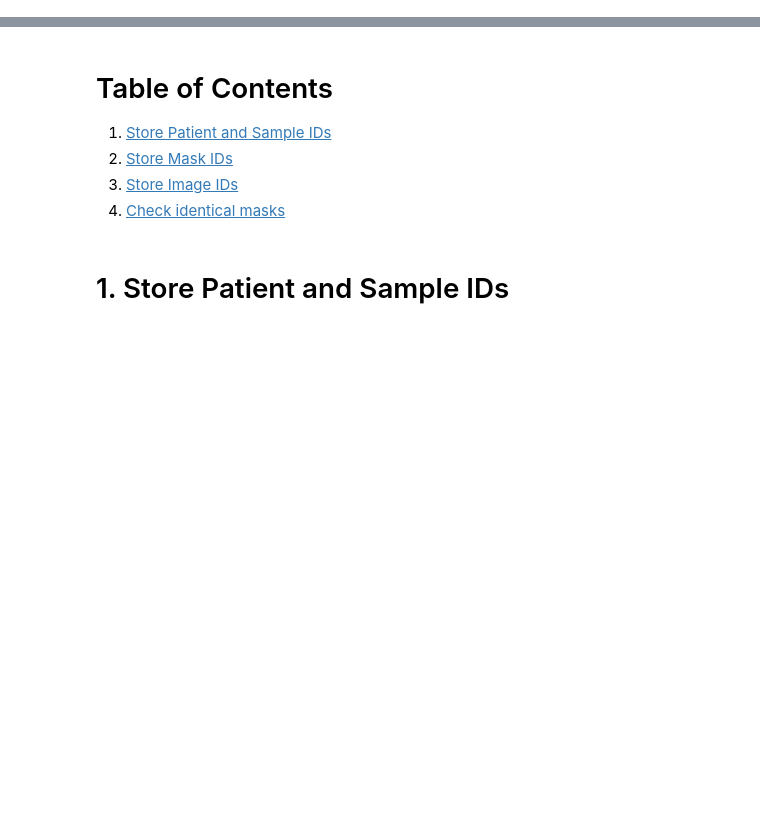
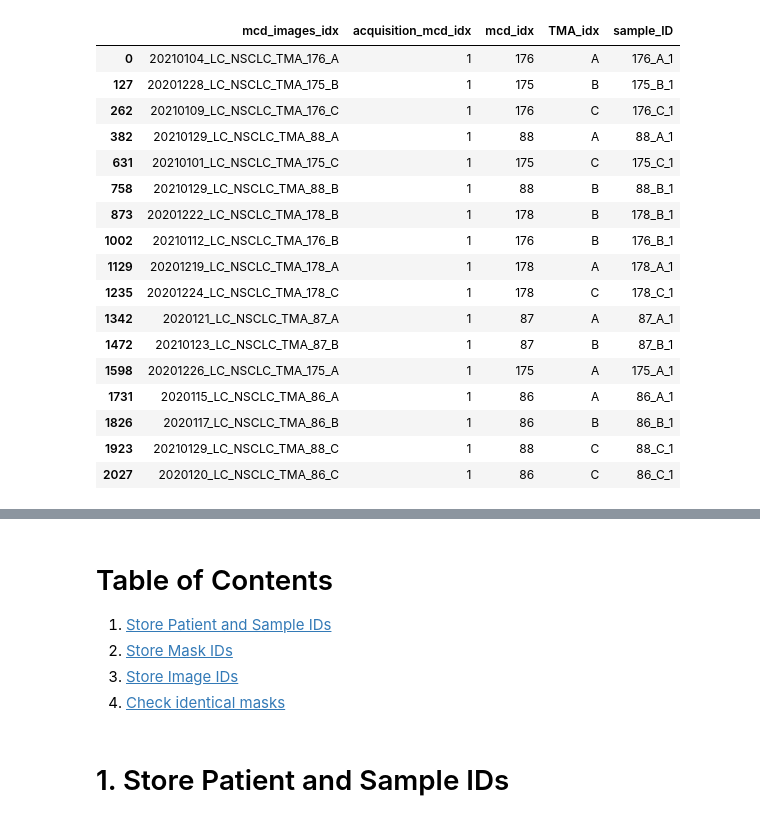
Before and after one commit to AI4SCR/ai4bmr-datasets, a Jupyter notebook: src/ai4bmr_datasets/datasets/notebooks_NSCLC/check_files.ipynb, the cells around one changed output, grey strips where cells are left out. Cells and saved outputs as stored; diff of their text form; code cells hidden in the pictures; blank space fills up the shorter version.

Commit message:
check acquisition ids from mcd

```diff
--- a/src/ai4bmr_datasets/datasets/notebooks_NSCLC/check_files.ipynb
+++ b/src/ai4bmr_datasets/datasets/notebooks_NSCLC/check_files.ipynb
@@ -14,0 +31,9 @@ import os
+# %%
+df_mcd_ac = pd.read_parquet('/work/FAC/FBM/DBC/mrapsoma/prometex/data/NSCLC/02_processed/mcd_images_ac_idx.parquet')
+df_mcd_ac['sample_ID'] = (
+    df_mcd_ac['mcd_idx'].astype(str) + '_' +
+    df_mcd_ac['TMA_idx'].astype(str) + '_' +
+    df_mcd_ac['acquisition_mcd_idx'].astype(str)
+)
+#df_mcd_ac['sample_ID'] = df_mcd_ac['mcd_idx'] + '_' + df_mcd_ac['TMA_idx'] + '_' + df_mcd_ac['acquisition_mcd_idx']
+df_mcd_ac
@@ -14,0 +69,21 @@ import os
+# %%
+df_mcd_ac[df_mcd_ac['acquisition_mcd_idx'] == 1]
+# %% [output]
+|  | mcd_images_idx | acquisition_mcd_idx | mcd_idx | TMA_idx | sample_ID |
+| 0 | 20210104_LC_NSCLC_TMA_176_A | 1 | 176 | A | 176_A_1 |
+| 127 | 20201228_LC_NSCLC_TMA_175_B | 1 | 175 | B | 175_B_1 |
+| 262 | 20210109_LC_NSCLC_TMA_176_C | 1 | 176 | C | 176_C_1 |
+| 382 | 20210129_LC_NSCLC_TMA_88_A | 1 | 88 | A | 88_A_1 |
+| 631 | 20210101_LC_NSCLC_TMA_175_C | 1 | 175 | C | 175_C_1 |
+| 758 | 20210129_LC_NSCLC_TMA_88_B | 1 | 88 | B | 88_B_1 |
+| 873 | 20201222_LC_NSCLC_TMA_178_B | 1 | 178 | B | 178_B_1 |
+| 1002 | 20210112_LC_NSCLC_TMA_176_B | 1 | 176 | B | 176_B_1 |
+| 1129 | 20201219_LC_NSCLC_TMA_178_A | 1 | 178 | A | 178_A_1 |
+| 1235 | 20201224_LC_NSCLC_TMA_178_C | 1 | 178 | C | 178_C_1 |
+| 1342 | 2020121_LC_NSCLC_TMA_87_A | 1 | 87 | A | 87_A_1 |
+| 1472 | 20210123_LC_NSCLC_TMA_87_B | 1 | 87 | B | 87_B_1 |
+| 1598 | 20201226_LC_NSCLC_TMA_175_A | 1 | 175 | A | 175_A_1 |
+| 1731 | 2020115_LC_NSCLC_TMA_86_A | 1 | 86 | A | 86_A_1 |
+| 1826 | 2020117_LC_NSCLC_TMA_86_B | 1 | 86 | B | 86_B_1 |
+| 1923 | 20210129_LC_NSCLC_TMA_88_C | 1 | 88 | C | 88_C_1 |
+| 2027 | 2020120_LC_NSCLC_TMA_86_C | 1 | 86 | C | 86_C_1 |
```
Also changed, not shown: parts of 5 cells of this notebook, 1 other file.
